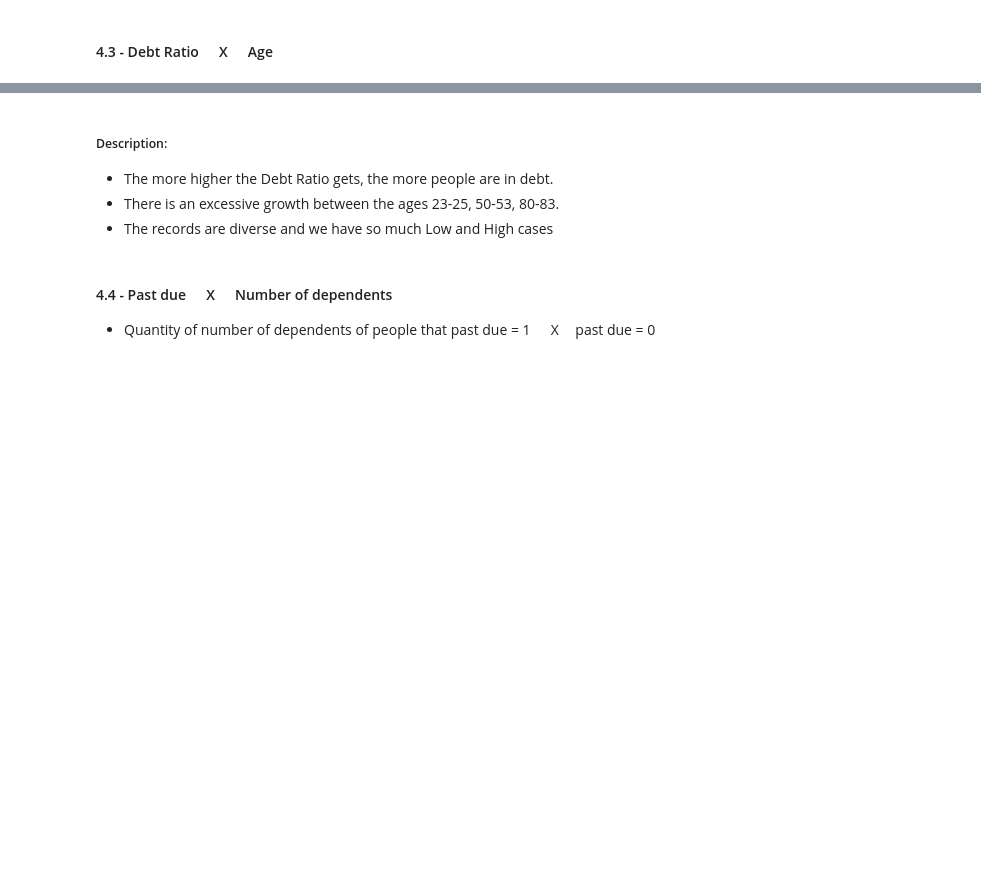
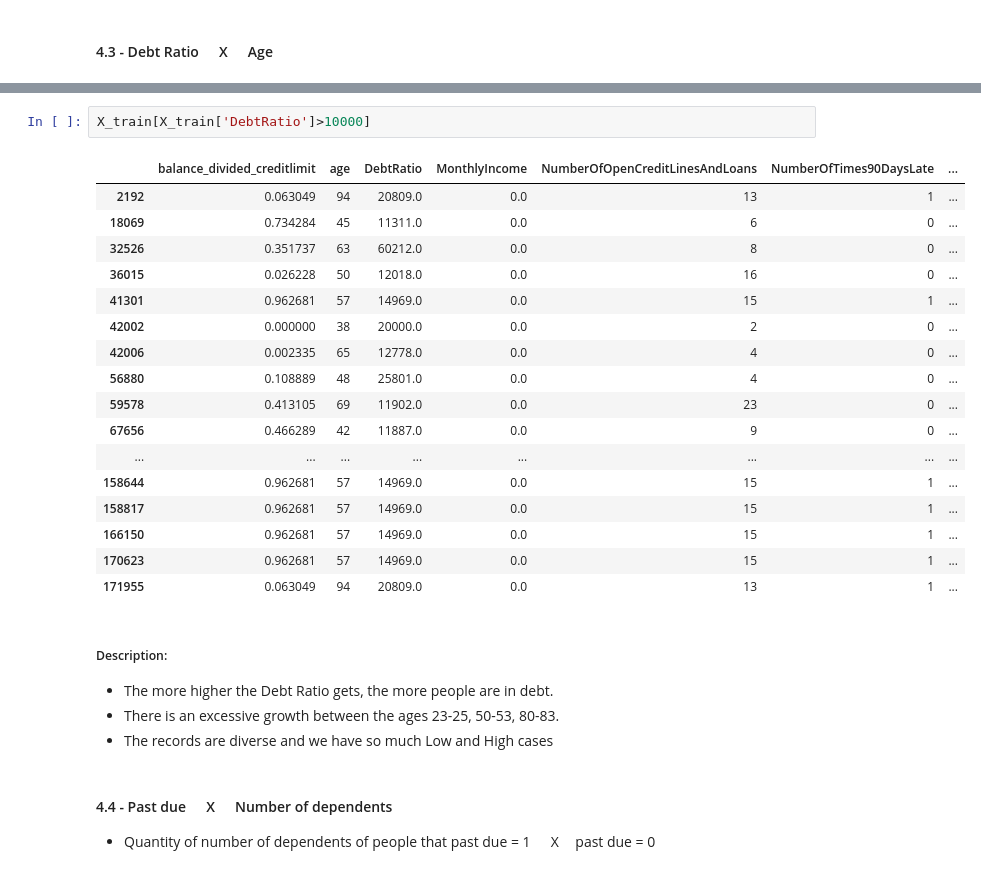
Before and after one commit to ectormgl/givemecredit, a Jupyter notebook: notebook/EDAa.ipynb, the cells around one changed output, grey strips where cells are left out. Cells and saved outputs as stored; diff of their text form; blank space fills up the shorter version.

```diff
--- a/notebook/EDAa.ipynb
+++ b/notebook/EDAa.ipynb
@@ -367,3 +375,23 @@ plt.show()
+# %%
+X_train[X_train['DebtRatio']>10000]
+# %% [output]
+|  | balance_divided_creditlimit | age | DebtRatio | MonthlyIncome | NumberOfOpenCreditLinesAndLoans | NumberOfTimes90DaysLate | ... |
+| 2192 | 0.063049 | 94 | 20809.0 | 0.0 | 13 | 1 | ... |
+| 18069 | 0.734284 | 45 | 11311.0 | 0.0 | 6 | 0 | ... |
+| 32526 | 0.351737 | 63 | 60212.0 | 0.0 | 8 | 0 | ... |
+| 36015 | 0.026228 | 50 | 12018.0 | 0.0 | 16 | 0 | ... |
+| 41301 | 0.962681 | 57 | 14969.0 | 0.0 | 15 | 1 | ... |
+| 42002 | 0.000000 | 38 | 20000.0 | 0.0 | 2 | 0 | ... |
+| 42006 | 0.002335 | 65 | 12778.0 | 0.0 | 4 | 0 | ... |
+| 56880 | 0.108889 | 48 | 25801.0 | 0.0 | 4 | 0 | ... |
+| 59578 | 0.413105 | 69 | 11902.0 | 0.0 | 23 | 0 | ... |
+| 67656 | 0.466289 | 42 | 11887.0 | 0.0 | 9 | 0 | ... |
+| ... | ... | ... | ... | ... | ... | ... | ... |
+| 158644 | 0.962681 | 57 | 14969.0 | 0.0 | 15 | 1 | ... |
+| 158817 | 0.962681 | 57 | 14969.0 | 0.0 | 15 | 1 | ... |
+| 166150 | 0.962681 | 57 | 14969.0 | 0.0 | 15 | 1 | ... |
+| 170623 | 0.962681 | 57 | 14969.0 | 0.0 | 15 | 1 | ... |
+| 171955 | 0.063049 | 94 | 20809.0 | 0.0 | 13 | 1 | ... |
 # %% [markdown]
 ##### Description:
 - The more higher the Debt Ratio gets, the more people are in debt.
```
Also changed, not shown: parts of 11 cells of this notebook.
